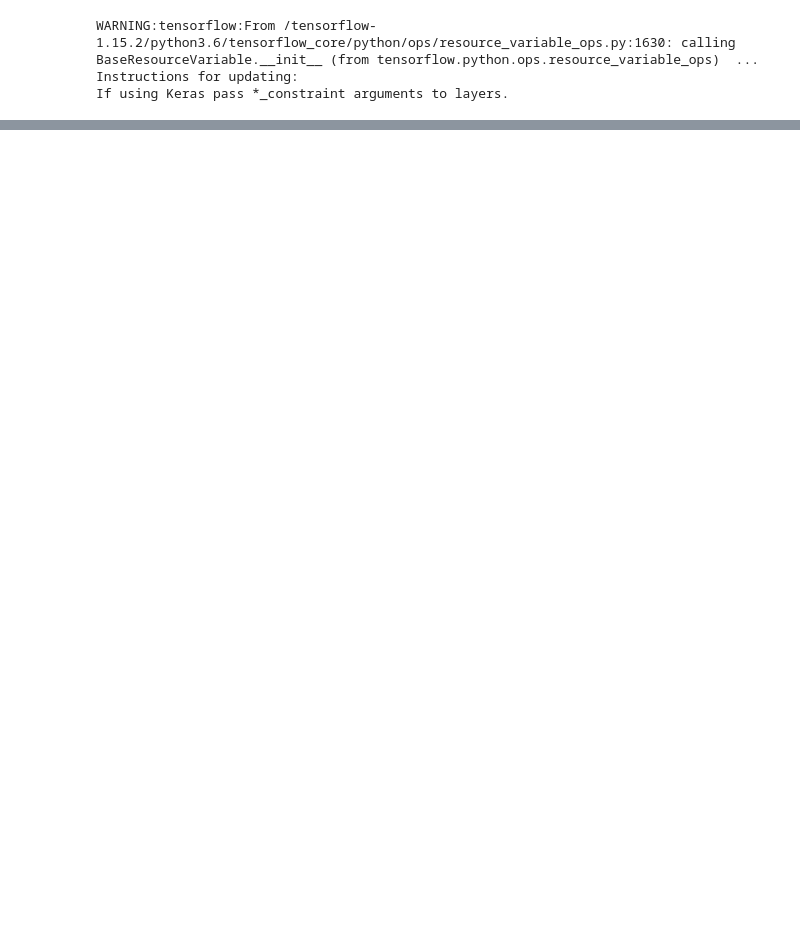
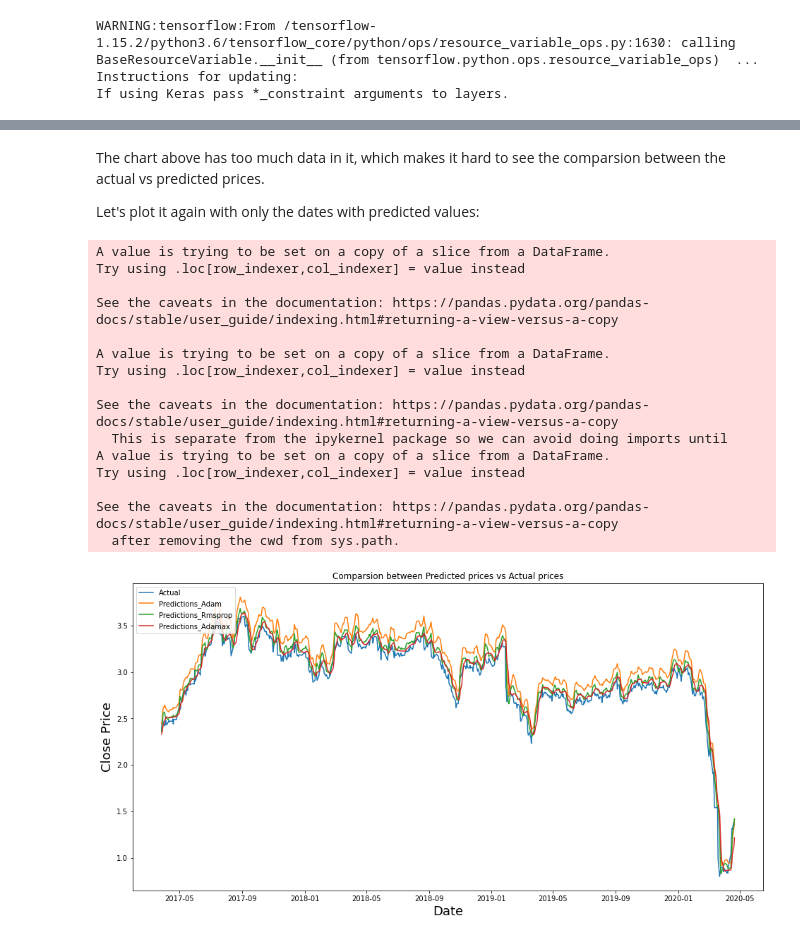
Before and after one commit to paton838/works, a Jupyter notebook: data-science/share_predict/share_predict.ipynb, the cells around one changed output, grey strips where cells are left out. Saved outputs shown, nothing was run; the diff lists cells and outputs as text; code cells hidden in the pictures; blank space fills up the shorter version.

```diff
--- a/data-science/share_predict/share_predict.ipynb
+++ b/data-science/share_predict/share_predict.ipynb
@@ -181,0 +235,35 @@ valid.tail(5)
+# %% [markdown]
+The chart above has too much data in it, which makes it hard to see the comparsion between the actual vs predicted prices.
+
+Let's plot it again with only the dates with predicted values:
+# %%
+# plot to show the prediction and actual price
+valid = data[training_data_len:]
+valid['Predictions_Adam'] = predictions_adam
+valid['Predictions_Rmsprop'] = predictions_rmsprop
+valid['Predictions_Adamax'] = predictions_adamax
+
+plt.figure(figsize=(16,8))
+plt.title('Comparsion between Predicted prices vs Actual prices')
+plt.xlabel('Date', fontsize=18)
+plt.ylabel('Close Price', fontsize=18)
+plt.plot(valid[['Close', 'Predictions_Adam', 'Predictions_Rmsprop', 'Predictions_Adamax']])
+plt.legend(['Actual', 'Predictions_Adam', 'Predictions_Rmsprop', 'Predictions_Adamax'], loc='upper left')
+plt.show()
+# %% [output]
+A value is trying to be set on a copy of a slice from a DataFrame.
+Try using .loc[row_indexer,col_indexer] = value instead
+
+See the caveats in the documentation: https://pandas.pydata.org/pandas-docs/stable/user_guide/indexing.html#returning-a-view-versus-a-copy
+
+A value is trying to be set on a copy of a slice from a DataFrame.
+Try using .loc[row_indexer,col_indexer] = value instead
+
+See the caveats in the documentation: https://pandas.pydata.org/pandas-docs/stable/user_guide/indexing.html#returning-a-view-versus-a-copy
+  This is separate from the ipykernel package so we can avoid doing imports until
+A value is trying to be set on a copy of a slice from a DataFrame.
+Try using .loc[row_indexer,col_indexer] = value instead
+
+See the caveats in the documentation: https://pandas.pydata.org/pandas-docs/stable/user_guide/indexing.html#returning-a-view-versus-a-copy
+  after removing the cwd from sys.path.
+[figure, added]
```
Also changed, not shown: parts of 44 cells of this notebook.
